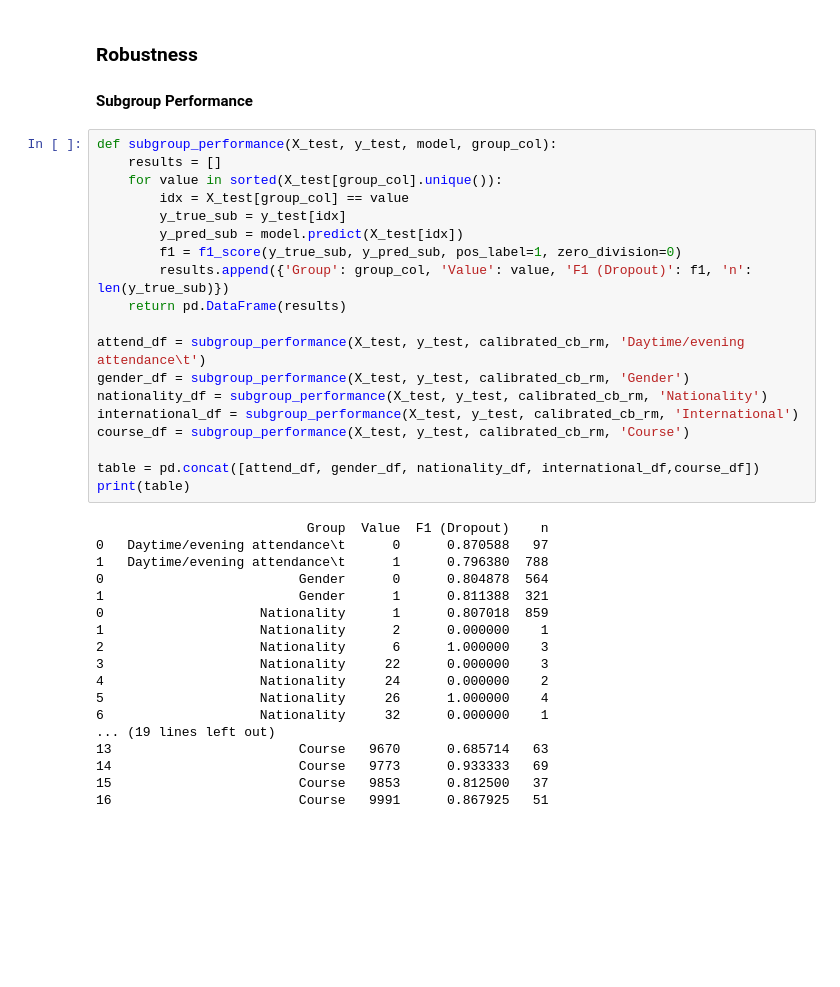
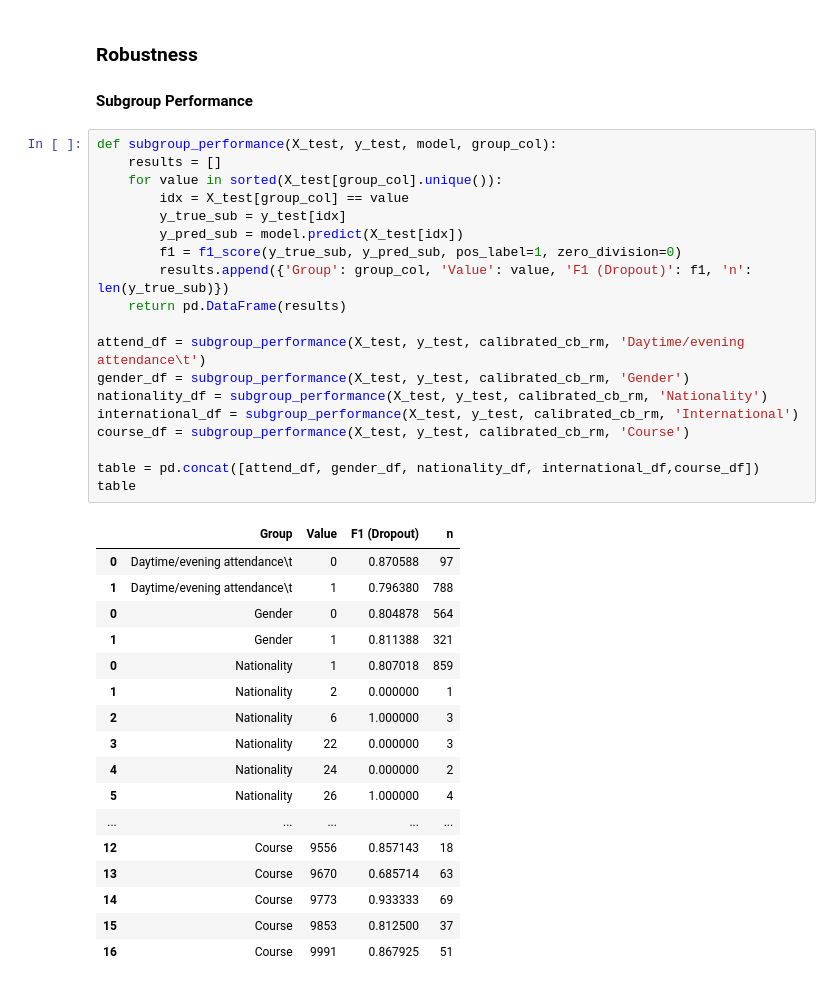
Before and after one commit to williamsaether/Student-Dropout-Prediction, a Jupyter notebook: runoff_catboost.ipynb, the cells around one changed output. Cells and saved outputs as stored; diff of their text form; blank space fills up the shorter version.

Commit message:
Change table type for interpretability in notebook

```diff
--- a/runoff_catboost.ipynb
+++ b/runoff_catboost.ipynb
@@ -951,37 +951,37 @@ shap.waterfall_plot(explanation)
 # %%
 def subgroup_performance(X_test, y_test, model, group_col):
     results = []
     for value in sorted(X_test[group_col].unique()):
         idx = X_test[group_col] == value
         y_true_sub = y_test[idx]
         y_pred_sub = model.predict(X_test[idx])
         f1 = f1_score(y_true_sub, y_pred_sub, pos_label=1, zero_division=0)
         results.append({'Group': group_col, 'Value': value, 'F1 (Dropout)': f1, 'n': len(y_true_sub)})
     return pd.DataFrame(results)
 
 attend_df = subgroup_performance(X_test, y_test, calibrated_cb_rm, 'Daytime/evening attendance\t')
 gender_df = subgroup_performance(X_test, y_test, calibrated_cb_rm, 'Gender')
 nationality_df = subgroup_performance(X_test, y_test, calibrated_cb_rm, 'Nationality')
 international_df = subgroup_performance(X_test, y_test, calibrated_cb_rm, 'International')
 course_df = subgroup_performance(X_test, y_test, calibrated_cb_rm, 'Course')
 
 table = pd.concat([attend_df, gender_df, nationality_df, international_df,course_df])
-print(table)
+table
 # %% [output]
-                           Group  Value  F1 (Dropout)    n
-0   Daytime/evening attendance\t      0      0.870588   97
-1   Daytime/evening attendance\t      1      0.796380  788
-0                         Gender      0      0.804878  564
-1                         Gender      1      0.811388  321
-0                    Nationality      1      0.807018  859
-1                    Nationality      2      0.000000    1
-2                    Nationality      6      1.000000    3
-3                    Nationality     22      0.000000    3
-4                    Nationality     24      0.000000    2
-5                    Nationality     26      1.000000    4
-6                    Nationality     32      0.000000    1
-... (19 lines left out)
-13                        Course   9670      0.685714   63
-14                        Course   9773      0.933333   69
-15                        Course   9853      0.812500   37
-16                        Course   9991      0.867925   51
+|  | Group | Value | F1 (Dropout) | n |
+| 0 | Daytime/evening attendance\t | 0 | 0.870588 | 97 |
+| 1 | Daytime/evening attendance\t | 1 | 0.796380 | 788 |
+| 0 | Gender | 0 | 0.804878 | 564 |
+| 1 | Gender | 1 | 0.811388 | 321 |
+| 0 | Nationality | 1 | 0.807018 | 859 |
+| 1 | Nationality | 2 | 0.000000 | 1 |
+| 2 | Nationality | 6 | 1.000000 | 3 |
+| 3 | Nationality | 22 | 0.000000 | 3 |
+| 4 | Nationality | 24 | 0.000000 | 2 |
+| 5 | Nationality | 26 | 1.000000 | 4 |
+| ... | ... | ... | ... | ... |
+| 12 | Course | 9556 | 0.857143 | 18 |
+| 13 | Course | 9670 | 0.685714 | 63 |
+| 14 | Course | 9773 | 0.933333 | 69 |
+| 15 | Course | 9853 | 0.812500 | 37 |
+| 16 | Course | 9991 | 0.867925 | 51 |
```
